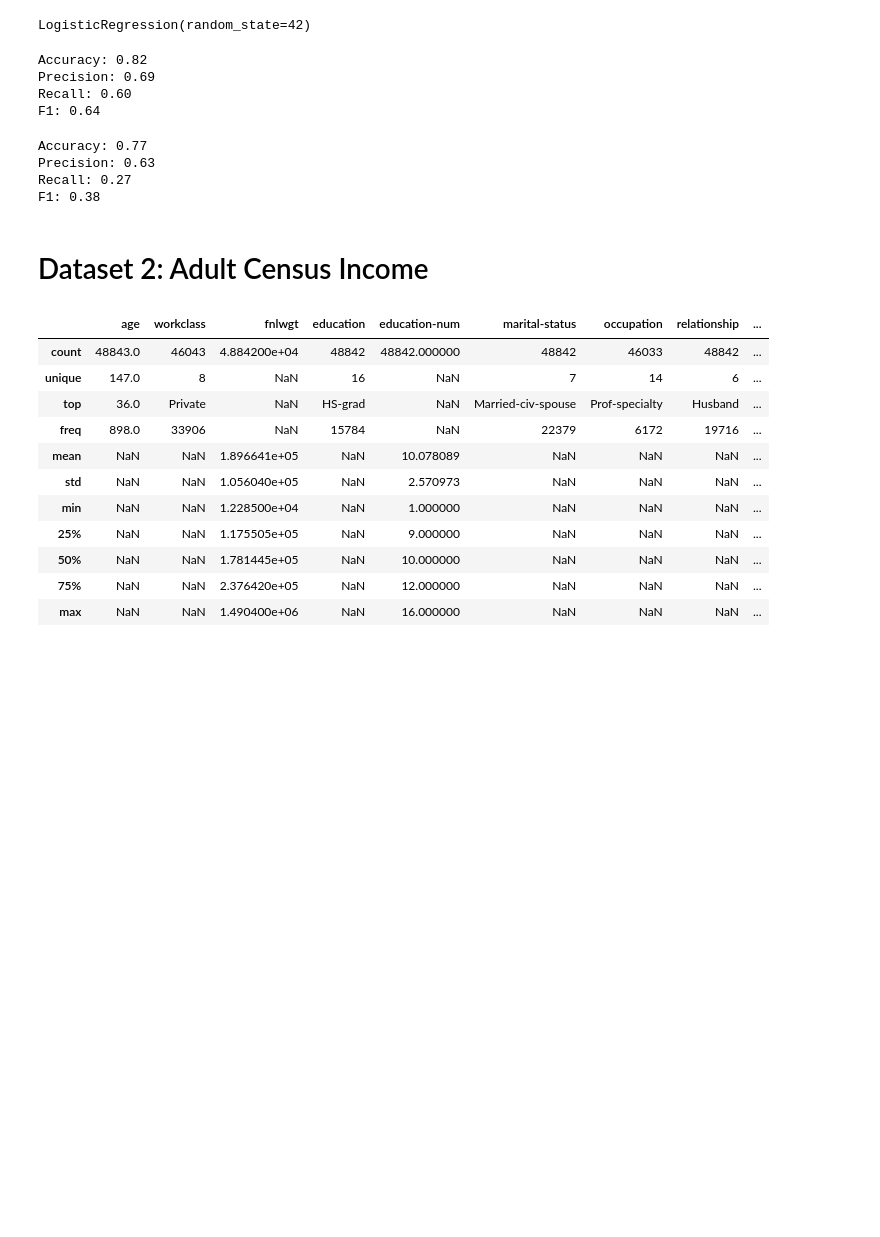
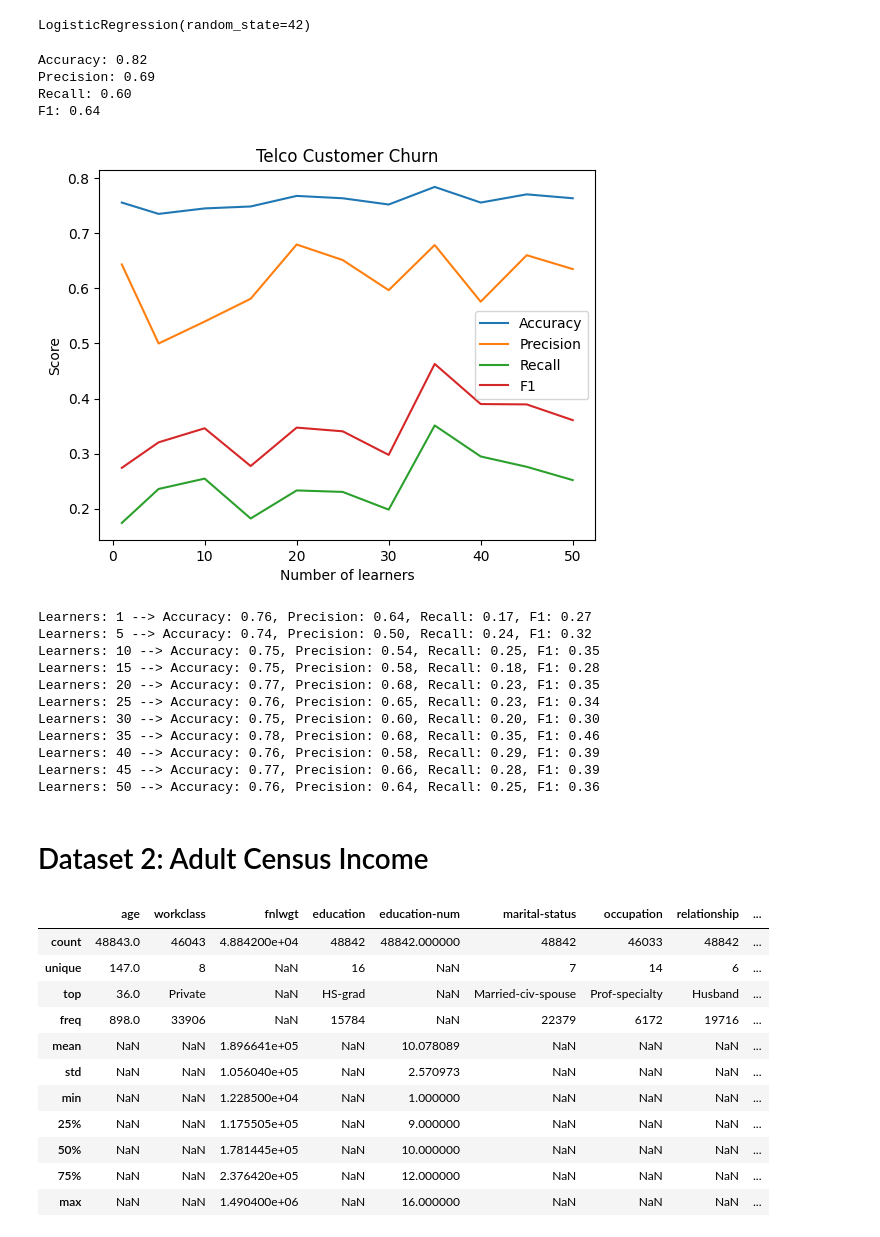
Before and after one commit to shuaibw/cse-472-ML, a Jupyter notebook: offline2/starter.ipynb, the cells around one changed output. Cells and saved outputs as stored; diff of their text form; code cells hidden in the pictures; blank space fills up the shorter version.

```diff
--- a/offline2/starter.ipynb
+++ b/offline2/starter.ipynb
@@ -458,6 +498,3 @@ Accuracy: 0.82
 Precision: 0.69
 Recall: 0.60
 F1: 0.64
-# %%
-ada_clf = AdaBoostClassifier(X_train_preprocessed, y_train_preprocessed, 20)
-y_pred = ada_clf(X_test_preprocessed)
@@ -468,13 +501,45 @@ y_pred[y_pred==-1] = 0
-# %%
-print(f"Accuracy: {accuracy_score(arr, y_pred):.2f}")
-print(f"Precision: {precision_score(arr, y_pred):.2f}")
-print(f"Recall: {recall_score(arr, y_pred):.2f}")
-print(f"F1: {f1_score(arr, y_pred):.2f}")
-# %% [output]
-Accuracy: 0.77
-Precision: 0.63
-Recall: 0.27
-F1: 0.38
+# %%
+learners = np.arange(0, 51, 5)
+learners[0] = 1
+accuracy = []
+precision = []
+recall = []
+f1 = []
+for n in learners:
+    ada_clf = AdaBoostClassifier(X_train_preprocessed, y_train_preprocessed, n)
+    y_pred = ada_clf(X_test_preprocessed)
+    y_pred[y_pred==-1] = 0
+    accuracy.append(accuracy_score(arr, y_pred))
+    precision.append(precision_score(arr, y_pred))
+    recall.append(recall_score(arr, y_pred))
+    f1.append(f1_score(arr, y_pred))
+
+plt.plot(learners, accuracy, label='Accuracy')
+plt.plot(learners, precision, label='Precision')
+plt.plot(learners, recall, label='Recall')
+plt.plot(learners, f1, label='F1')
+plt.xlabel('Number of learners')
+plt.ylabel('Score')
+plt.title('Telco Customer Churn')
+plt.legend()
+
+plt.show()
+
+for num_learners,a,p,r,f in zip(learners, accuracy, precision, recall, f1):
+    print(f'Learners: {num_learners} --> Accuracy: {a:.2f}, Precision: {p:.2f}, Recall: {r:.2f}, F1: {f:.2f}')
+# %% [output]
+[figure, added]
+Learners: 1 --> Accuracy: 0.76, Precision: 0.64, Recall: 0.17, F1: 0.27
+Learners: 5 --> Accuracy: 0.74, Precision: 0.50, Recall: 0.24, F1: 0.32
+Learners: 10 --> Accuracy: 0.75, Precision: 0.54, Recall: 0.25, F1: 0.35
+Learners: 15 --> Accuracy: 0.75, Precision: 0.58, Recall: 0.18, F1: 0.28
+Learners: 20 --> Accuracy: 0.77, Precision: 0.68, Recall: 0.23, F1: 0.35
+Learners: 25 --> Accuracy: 0.76, Precision: 0.65, Recall: 0.23, F1: 0.34
+Learners: 30 --> Accuracy: 0.75, Precision: 0.60, Recall: 0.20, F1: 0.30
+Learners: 35 --> Accuracy: 0.78, Precision: 0.68, Recall: 0.35, F1: 0.46
+Learners: 40 --> Accuracy: 0.76, Precision: 0.58, Recall: 0.29, F1: 0.39
+Learners: 45 --> Accuracy: 0.77, Precision: 0.66, Recall: 0.28, F1: 0.39
+Learners: 50 --> Accuracy: 0.76, Precision: 0.64, Recall: 0.25, F1: 0.36
 # %% [markdown]
 # Dataset 2: Adult Census Income
 # %%
```
Also changed, not shown: parts of 19 cells of this notebook.
